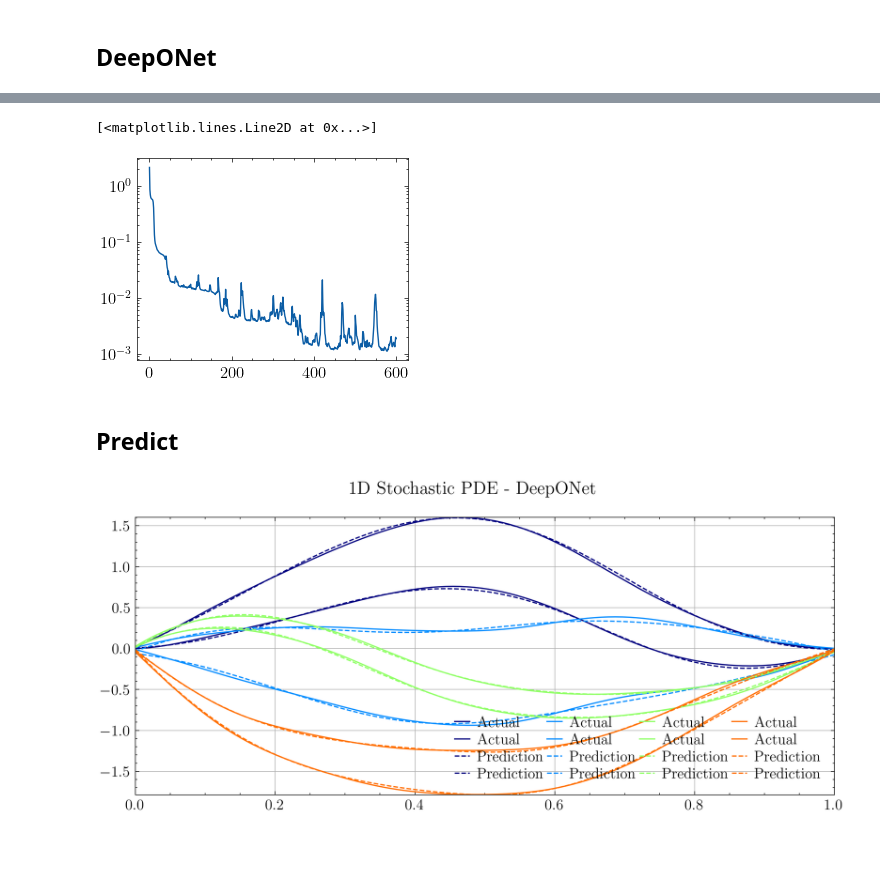
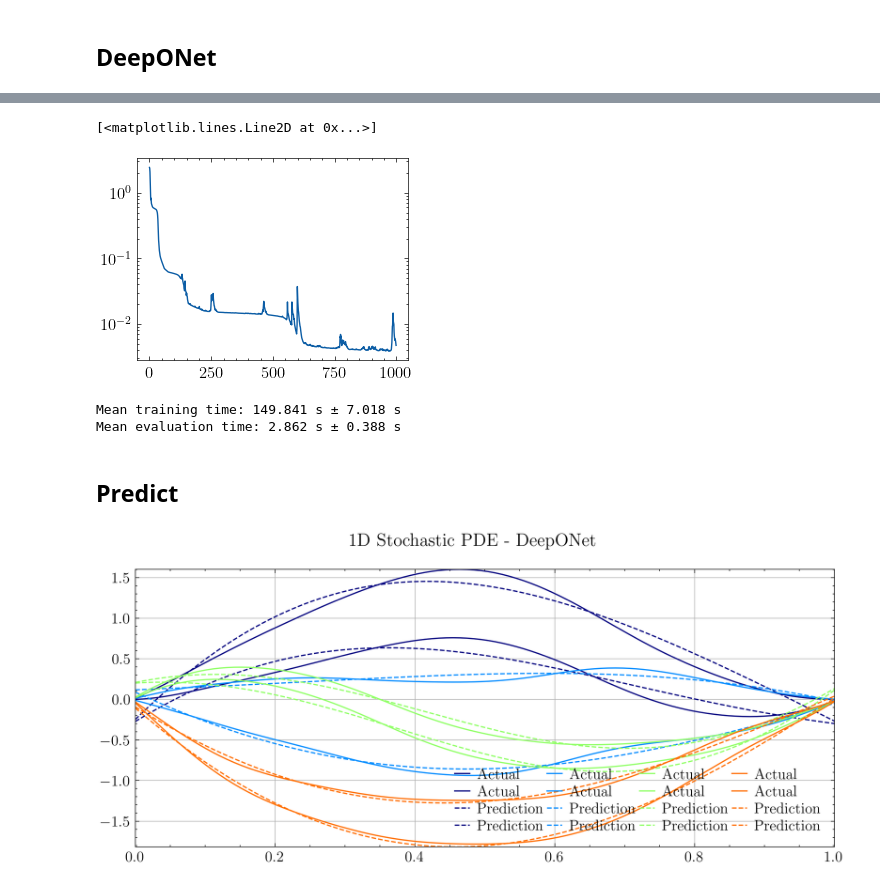
Before and after one commit to fazaghifari/IntervalOperatorLearning, a Jupyter notebook: deeponet_1d_ideal_naive_example.ipynb, the cells around one changed output, grey strips where cells are left out. Cells and saved outputs as stored; diff of their text form; code cells hidden in the pictures; blank space fills up the shorter version.

```diff
--- a/deeponet_1d_ideal_naive_example.ipynb
+++ b/deeponet_1d_ideal_naive_example.ipynb
@@ -321,13 +322,18 @@ def run_experiment(trunk_params, branch_params, u_int_train, y_int_train, g_int_
         best_weights_cb = DelayedBestWeights(monitor='val_loss', mode='min', start_epoch=100)
 
         # Train model
+        t0 = default_timer()
         hist = model.fit(x=[y_train_int, u_int_train_in], y=g_train_int,
                    validation_data=([y_int_val, u_int_val_in], g_int_val),
-                   epochs=epochs, callbacks=[best_weights_cb], verbose=verbose)
+                   epochs=epochs, callbacks=[best_weights_cb], verbose=verbose, batch_size=128)
+        data["training_time"] = default_timer() - t0
 
         # Evaluate model
         u_int_test_in = np.concatenate([u_int_test[...,0], u_int_test[...,1]], axis=-1)
+        t0 = default_timer()
         pred = model.predict([y_int_test, u_int_test_in])
+        data["inference_time"] = default_timer() - t0
+
         data["u_train"] = u_train_int
         data["y_train"] = y_train_int
         data["g_train"] = g_train_int
@@ -341,9 +347,10 @@ def run_experiment(trunk_params, branch_params, u_int_train, y_int_train, g_int_
 
     return results
 # %%
-results = run_experiment(trunk_params, branch_params, u_int_train, y_space_train, g_int_train,
-                   u_int_val, y_space_val, g_int_val,
-                   u_int_test, y_space_test, g_int_test,
-                   repetitions=10, n_train=500, epochs=600, verbose=0)
-joblib.dump(results, "output/deeponet1d_ideal_naive_ntrain500.pkl")
+for ntrain in [50, 100, 250, 500]:
+        results = run_experiment(trunk_params, branch_params, u_int_train, y_space_train, g_int_train,
+                        u_int_val, y_space_val, g_int_val,
+                        u_int_test, y_space_test, g_int_test,
+                        repetitions=10, n_train=ntrain, epochs=1000, verbose=0)
+        joblib.dump(results, f"output/deeponet1d/deeponet1d_ideal_naive_ntrain{ntrain}_time.pkl")
 # %% [output]
@@ -522,33 +563,45 @@ Restored best model from epoch after 100 with val_loss=0.0019
 plt.semilogy(results[0]['history']['loss'])
 # %% [output]
 [<matplotlib.lines.Line2D at 0x...>]
-[figure, old version]
+[figure, new version]
+# %%
+# Time
+mean_training_time = np.mean([res["training_time"] for res in results])
+std_training_time = np.std([res["training_time"] for res in results])
+mean_evaluation_time = np.mean([res["inference_time"] for res in results])
+std_evaluation_time = np.std([res["inference_time"] for res in results])
+
+print(f"Mean training time: {mean_training_time:.3f} s ± {std_training_time:.3f} s")
+print(f"Mean evaluation time: {mean_evaluation_time:.3f} s ± {std_evaluation_time:.3f} s")
+# %% [output]
+Mean training time: 149.841 s ± 7.018 s
+Mean evaluation time: 2.862 s ± 0.388 s
 # %% [markdown]
 ## Predict
 # %%
-idx=9
+idx=4
 preds = results[idx]["pred"]
 g_int_test = results[idx]["g_test"]
 
 plt.rcParams['font.family'] = 'Times New Roman'
 plt.rcParams['font.size'] = 12
 plt.rcParams['mathtext.fontset'] = 'dejavuserif'
 
 colormap = plt.cm.jet
 colors = [colormap(i) for i in np.linspace(0, 5, 20)]
 
 fig2 = plt.figure(figsize = (10, 4), dpi=300)
 fig2.suptitle('1D Stochastic PDE - DeepONet')
 
 index = 0
 for i in [39,66,77,99]:
     plt.plot(y_space, g_int_test[i,:,:,0], color=colors[index], label='Actual')
     plt.plot(y_space, g_int_test[i,:,:,1], color=colors[index], label='Actual')
     plt.plot(y_space, preds[i,:,0].T, '--', color=colors[index], label='Prediction')
     plt.plot(y_space, preds[i,:,1].T, '--', color=colors[index], label='Prediction')
     index += 1
 plt.legend(ncol=4, loc=4, labelspacing=0.25, columnspacing=0.25, handletextpad=0.5, handlelength=1)
 plt.grid(True)
 plt.margins(0)
 # %% [output]
-[figure, old version]
+[figure, new version]
```
Also changed, not shown: parts of 3 cells of this notebook, 4 other files.
